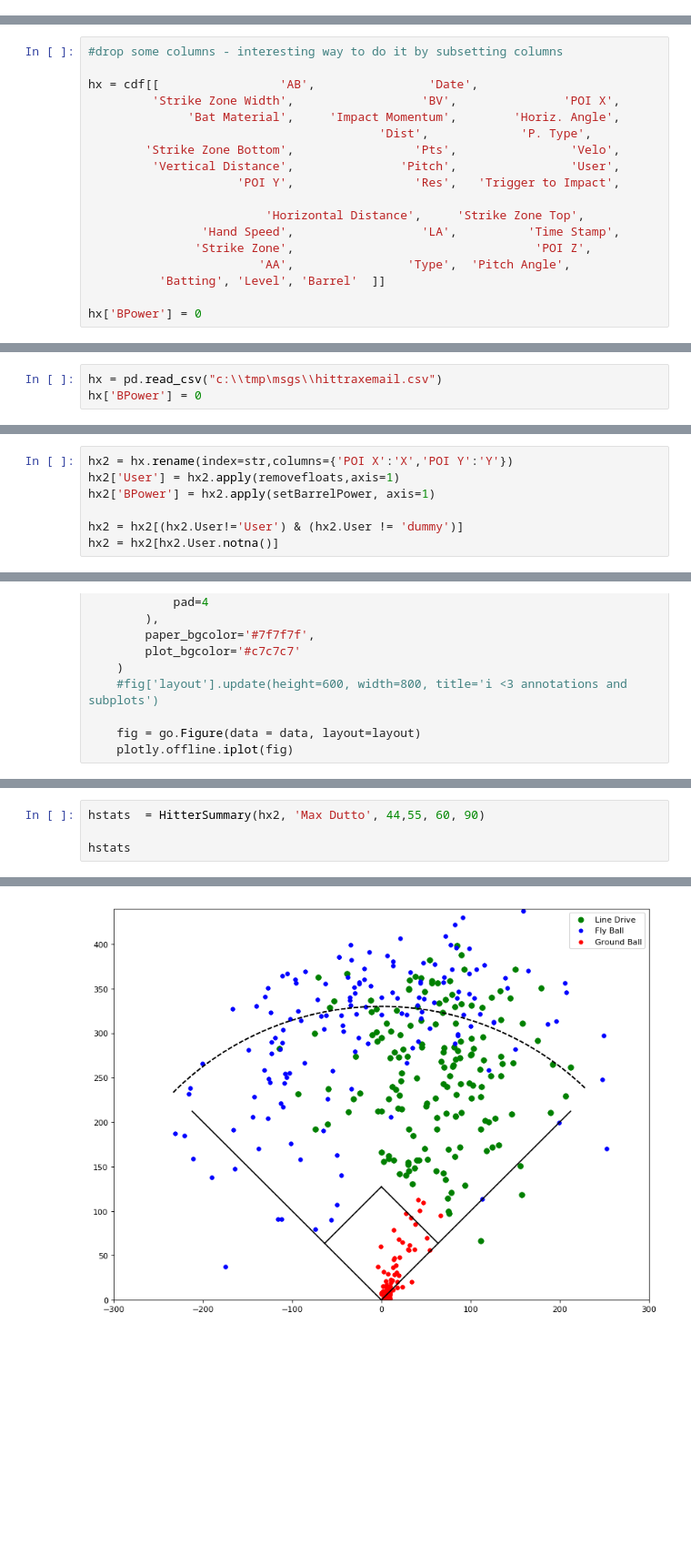
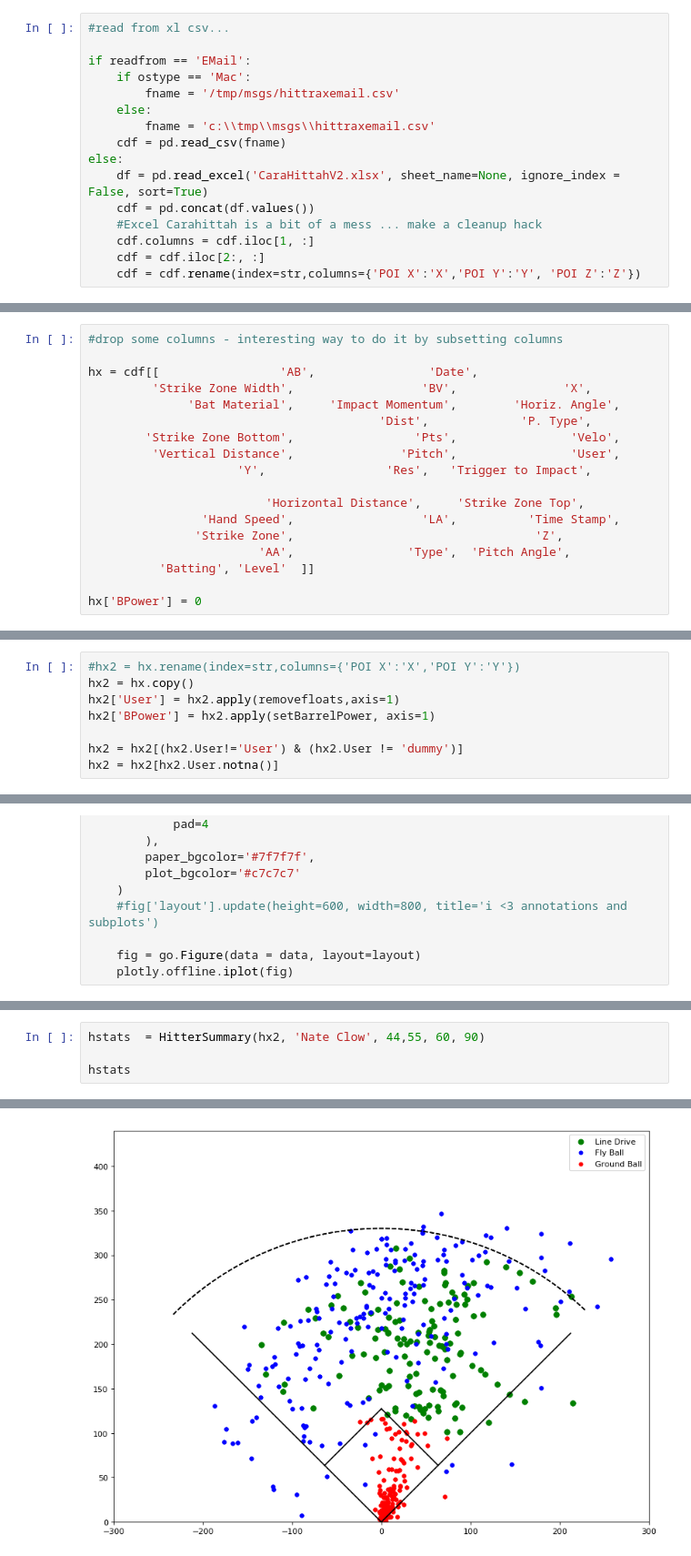
Before and after one commit to sumairshah/Driveline-Hitters, a Jupyter notebook: hitters.ipynb, the cells around one changed output, grey strips where cells are left out. Shown at 91% size. Saved outputs shown, nothing was run; the diff lists cells and outputs as text; blank space fills up the shorter version.

```diff
--- a/hitters.ipynb
+++ b/hitters.ipynb
@@ -32,3 +31,19 @@ cdf = pd.concat(df.values())
+# %%
+#read from xl csv...
+
+if readfrom == 'EMail':
+    if ostype == 'Mac':
+        fname = '/tmp/msgs/hittraxemail.csv'
+    else:
+        fname = 'c:\\tmp\\msgs\\hittraxemail.csv'
+    cdf = pd.read_csv(fname)
+else:
+    df = pd.read_excel('CaraHittahV2.xlsx', sheet_name=None, ignore_index = False, sort=True)
+    cdf = pd.concat(df.values())
+    #Excel Carahittah is a bit of a mess ... make a cleanup hack
+    cdf.columns = cdf.iloc[1, :]
+    cdf = cdf.iloc[2:, :]
+    cdf = cdf.rename(index=str,columns={'POI X':'X','POI Y':'Y', 'POI Z':'Z'})
 # %%
 #the CSV is a bit of a mess - we take first row as the header, and start from row 2
 #cdf.head()
@@ -38,18 +71,18 @@ cdf = cdf.iloc[2:, :]
 #drop some columns - interesting way to do it by subsetting columns
 
 hx = cdf[[                 'AB',                'Date',
-         'Strike Zone Width',                  'BV',               'POI X',
+         'Strike Zone Width',                  'BV',               'X',
               'Bat Material',     'Impact Momentum',        'Horiz. Angle',
                                          'Dist',             'P. Type',
         'Strike Zone Bottom',                 'Pts',                'Velo',
          'Vertical Distance',               'Pitch',                'User',
-                     'POI Y',                 'Res',   'Trigger to Impact',
+                     'Y',                 'Res',   'Trigger to Impact',
 
                          'Horizontal Distance',     'Strike Zone Top',
                 'Hand Speed',                  'LA',          'Time Stamp',
-               'Strike Zone',                                  'POI Z',
+               'Strike Zone',                                  'Z',
                         'AA',                'Type',  'Pitch Angle',
-          'Batting', 'Level', 'Barrel'  ]]
+          'Batting', 'Level'  ]]
 
 hx['BPower'] = 0
 # %% [output]
@@ -59,9 +92,6 @@ Try using .loc[row_indexer,col_indexer] = value instead
 See the caveats in the documentation: http://pandas.pydata.org/pandas-docs/stable/indexing.html#indexing-view-versus-copy
 # %%
 #hx.sample(60)
-# %%
-hx = pd.read_csv("c:\\tmp\msgs\\hittraxemail.csv")
-hx['BPower'] = 0
 # %%
 def removefloats(row):
     if type (row['User']) == float:
@@ -156,7 +186,8 @@ array(['Boots Landry', 'Caiden Wilson', 'Colton Aldridge', 'Ethan Bishop',
        'Sayler Shank', 'Sherman Graves', 'Spencer Rankin', 'TJ Rigaud',
        'Tyler Eisenhut', 'Wesley Hopkins'], dtype=object)
 # %%
-hx2 = hx.rename(index=str,columns={'POI X':'X','POI Y':'Y'})
+#hx2 = hx.rename(index=str,columns={'POI X':'X','POI Y':'Y'})
+hx2 = hx.copy()
 hx2['User'] = hx2.apply(removefloats,axis=1)
 hx2['BPower'] = hx2.apply(setBarrelPower, axis=1)
 
@@ -539,6 +570,6 @@ def HitterSummary (hx2,hitter,date1,date2, v1, v2):
     return (hstats)
 # %%
-hstats  = HitterSummary(hx2, 'Max Dutto', 44,55, 60, 90)
+hstats  = HitterSummary(hx2, 'Nate Clow', 44,55, 60, 90)
 
 hstats
 # %% [output]
@@ -546,4 +577,4 @@ hstats
-[figure, old version]
+[figure, new version]
 [interactive output not drawn]
 [interactive output not drawn]
 [interactive output not drawn]
```
Also changed, not shown: parts of 8 cells of this notebook.
